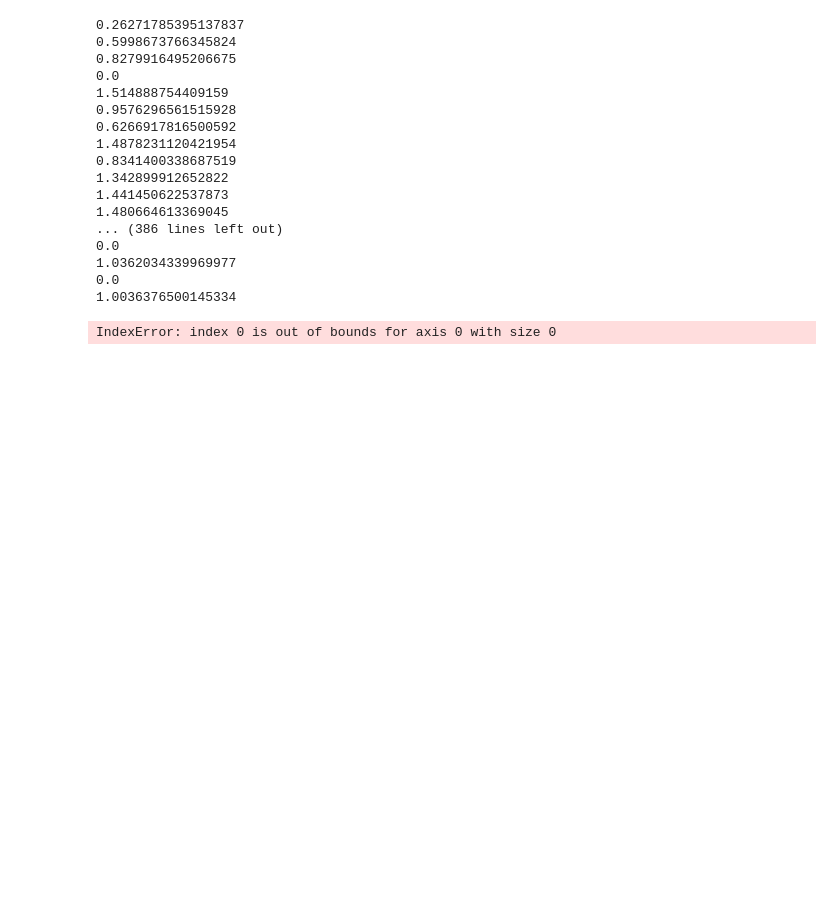
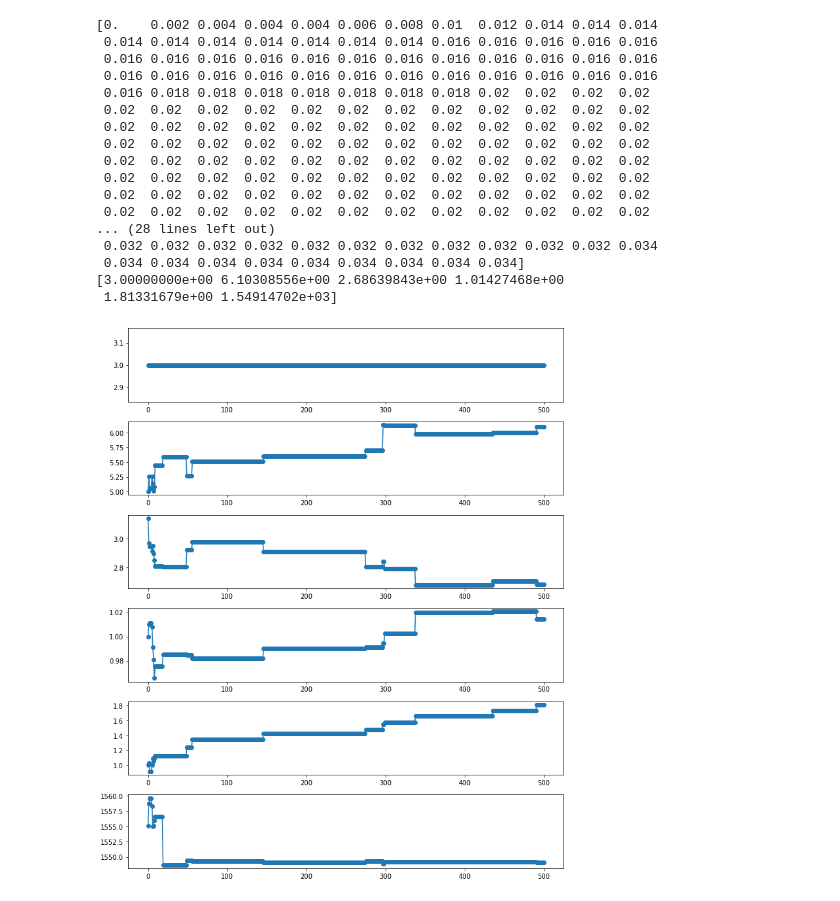
Before and after one commit to joshua-bromley/tessSignalInjection, a Jupyter notebook: mcmc/simpleSampler.ipynb, the cells around one changed output. Saved outputs shown, nothing was run; the diff lists cells and outputs as text; code cells hidden in the pictures; blank space fills up the shorter version.

```diff
--- a/mcmc/simpleSampler.ipynb
+++ b/mcmc/simpleSampler.ipynb
@@ -105,12 +108,12 @@ def logPrior(theta, times):
         lnPrior += np.log(1/(times[-1]-times[0]))
     else:
         return -np.inf
-    if  0  <= rotation < 2*np.pi and 0.1 < stretch < 10:
+    if  -np.pi  <= rotation < 3*np.pi and 0.1 < stretch < 10:
         lnPrior += np.log(1/(2*np.pi)) + 1/2
     else:
         return -np.inf
-    if 3 < sides < 24 and 0 < radius < 50 and 0 < velocity < 50:
-        lnPrior += np.log(1/21) + np.log(1/50) + np.log(1/50)
+    if 3 <= sides < 24 and 0 < radius < 50 and 0 < velocity < 50:
+        lnPrior +=  np.log(1/50) + np.log(1/50) ##Sides removed
     else:
         return -np.inf
     return lnPrior
@@ -141,8 +144,8 @@ def hRatio(theta0,theta1,flux, times, fluxErr):
 # %%
 def proposeJump(theta, cov):
     sides, radius, rotation, stretch, velocity, tRef = theta
-    newSides = int(np.random.normal(sides, cov[0]))
-    newRadius = int(np.random.normal(sides, cov[1]))
+    newSides = sides #int(np.random.normal(sides, cov[0]))
+    newRadius = np.random.normal(radius, cov[1])
     newRotation = np.random.normal(rotation, cov[2])
     newStretch = np.log(np.random.normal(np.exp(stretch),cov[3]))
     newVelocity = np.random.normal(velocity,cov[4])
@@ -162,14 +165,15 @@ def mhMcmc(theta0, cov, steps, times, flux, fluxErr):
 
     for step in np.arange(1,steps+1):
         proposal = proposeJump(positions[step -1],cov)
-        h = hRatio(positions[step-1],proposal,flux,times,fluxErr)
-        print(h)
+        lnProb0 = lnProbPos[step-1]
+        lnProb1 = logProbability(proposal,times,flux,fluxErr)
+        ratio = np.exp(lnProb1 - lnProb0)
         r = np.random.uniform()
 
-        if h > r:
+        if ratio > r:
             accepted += 1
             positions[step] = proposal
-            lnProbPos[step] = logProbability(proposal, times, flux, fluxErr)
+            lnProbPos[step] = lnProb1
         else:
             positions[step] = positions[step-1]
             lnProbPos[step] = lnProbPos[step-1]
@@ -180,27 +184,34 @@ def mhMcmc(theta0, cov, steps, times, flux, fluxErr):
 # %%
 times, flux, fluxErr = getData("tesslc_13203100000000")
 tRef = np.median(times)
-theta0= [12, 5, np.pi, 1, 1, tRef]
-cov = [0.1,0.1,0.1,0.1,0.1,np.std(times)/2]
+theta0= [3, 5, np.pi, 1, 1, tRef]
+cov = [0.1,0.25,np.pi/48,0.025,0.125,np.std(times)/2]
 positions, lnProbPos, acceptanceRatio = mhMcmc(theta0, cov, 500, times, flux, fluxErr)
 print(acceptanceRatio)
 print(positions[-1])
 # %% [output]
-0.26271785395137837
-0.5998673766345824
-0.8279916495206675
-0.0
-1.514888754409159
-0.9576296561515928
-0.6266917816500592
-1.4878231120421954
-0.8341400338687519
-1.342899912652822
-1.441450622537873
-1.480664613369045
-... (386 lines left out)
-0.0
-1.0362034339969977
-0.0
-1.0036376500145334
+[0.    0.002 0.004 0.004 0.004 0.006 0.008 0.01  0.012 0.014 0.014 0.014
+ 0.014 0.014 0.014 0.014 0.014 0.014 0.014 0.016 0.016 0.016 0.016 0.016
+ 0.016 0.016 0.016 0.016 0.016 0.016 0.016 0.016 0.016 0.016 0.016 0.016
+ 0.016 0.016 0.016 0.016 0.016 0.016 0.016 0.016 0.016 0.016 0.016 0.016
+ 0.016 0.018 0.018 0.018 0.018 0.018 0.018 0.018 0.02  0.02  0.02  0.02
+ 0.02  0.02  0.02  0.02  0.02  0.02  0.02  0.02  0.02  0.02  0.02  0.02
+ 0.02  0.02  0.02  0.02  0.02  0.02  0.02  0.02  0.02  0.02  0.02  0.02
+ 0.02  0.02  0.02  0.02  0.02  0.02  0.02  0.02  0.02  0.02  0.02  0.02
+ 0.02  0.02  0.02  0.02  0.02  0.02  0.02  0.02  0.02  0.02  0.02  0.02
+ 0.02  0.02  0.02  0.02  0.02  0.02  0.02  0.02  0.02  0.02  0.02  0.02
+ 0.02  0.02  0.02  0.02  0.02  0.02  0.02  0.02  0.02  0.02  0.02  0.02
+ 0.02  0.02  0.02  0.02  0.02  0.02  0.02  0.02  0.02  0.02  0.02  0.02
+... (28 lines left out)
+ 0.032 0.032 0.032 0.032 0.032 0.032 0.032 0.032 0.032 0.032 0.032 0.034
+ 0.034 0.034 0.034 0.034 0.034 0.034 0.034 0.034 0.034]
+[3.00000000e+00 6.10308556e+00 2.68639843e+00 1.01427468e+00
+ 1.81331679e+00 1.54914702e+03]
-IndexError: index 0 is out of bounds for axis 0 with size 0
+# %%
+fig, ax = plt.subplots(6,1, figsize = (10,12))
+for i in range(6):
+    ax[i].plot(positions[:,i],'o-')
+fig.tight_layout()
+plt.show()
+# %% [output]
+[figure, added]
```
Also changed, not shown: parts of 6 cells of this notebook.
